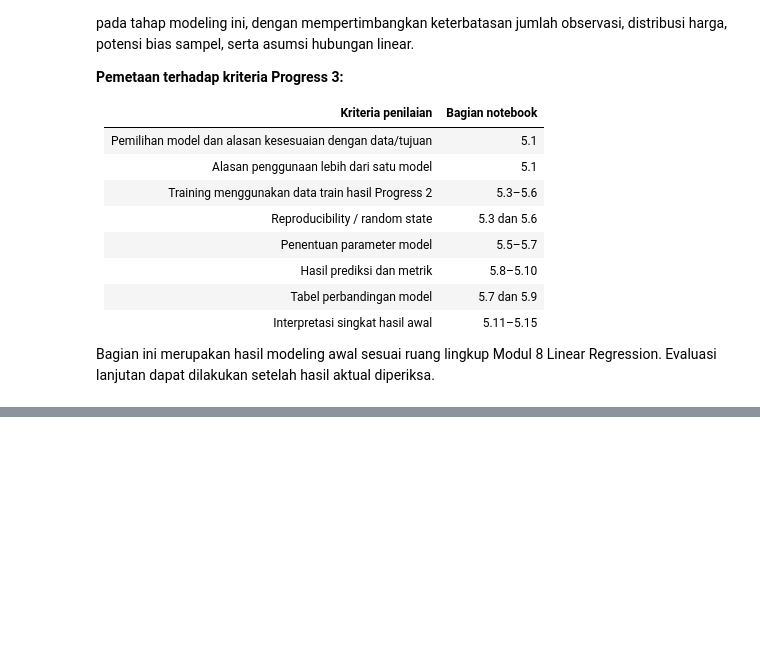
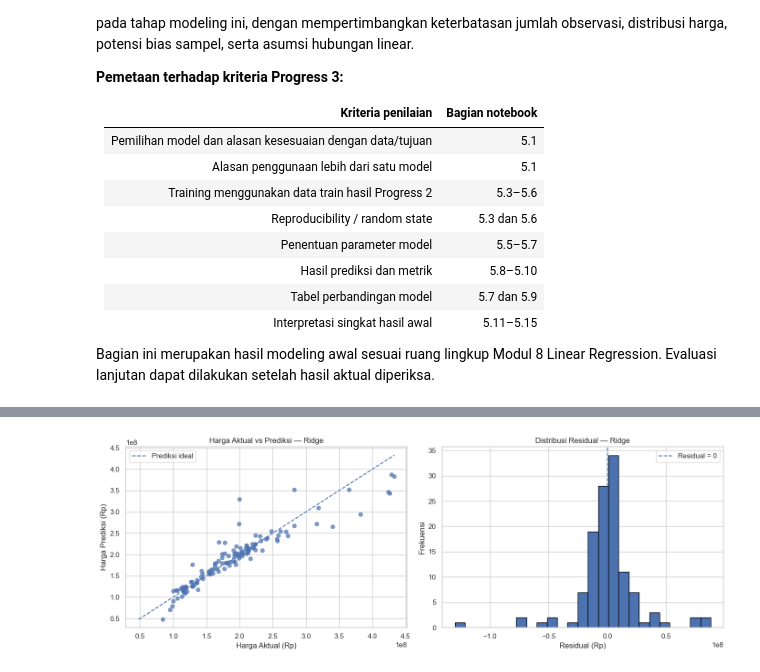
Before and after one commit to TimothyPadang/32_IF-C_bersifatopsional, a Jupyter notebook: Notebook/Prediksi_Harga_Mobil_Bekas_Regresi.ipynb, the cells around one changed output, grey strips where cells are left out. Cells and saved outputs as stored; diff of their text form; code cells hidden in the pictures; blank space fills up the shorter version.

```diff
--- a/Notebook/Prediksi_Harga_Mobil_Bekas_Regresi.ipynb
+++ b/Notebook/Prediksi_Harga_Mobil_Bekas_Regresi.ipynb
@@ -2924,0 +3002,36 @@ Bagian ini merupakan hasil modeling awal sesuai ruang lingkup Modul 8 Linear Reg
+# %%
+selected_model_name = best_model_name
+selected_test_prediction = model_pipelines[selected_model_name].predict(X_test_model)
+selected_test_residual = np.asarray(y_test, dtype=float) - np.asarray(selected_test_prediction, dtype=float)
+
+actual_test_values = np.asarray(y_test, dtype=float)
+prediction_test_values = np.asarray(selected_test_prediction, dtype=float)
+
+plot_min = min(actual_test_values.min(), prediction_test_values.min())
+plot_max = max(actual_test_values.max(), prediction_test_values.max())
+
+fig, axes = plt.subplots(1, 2, figsize=(14, 5))
+
+axes[0].scatter(actual_test_values, prediction_test_values, alpha=0.7)
+axes[0].plot(
+    [plot_min, plot_max],
+    [plot_min, plot_max],
+    linestyle="--",
+    label="Prediksi ideal"
+)
+axes[0].set_title(f"Harga Aktual vs Prediksi — {selected_model_name}")
+axes[0].set_xlabel("Harga Aktual (Rp)")
+axes[0].set_ylabel("Harga Prediksi (Rp)")
+axes[0].legend()
+
+axes[1].hist(selected_test_residual, bins=25, edgecolor="black")
+axes[1].axvline(0, linestyle="--", label="Residual = 0")
+axes[1].set_title(f"Distribusi Residual — {selected_model_name}")
+axes[1].set_xlabel("Residual (Rp)")
+axes[1].set_ylabel("Frekuensi")
+axes[1].legend()
+
+plt.tight_layout()
+plt.show()
+# %% [output]
+[figure, added]
```
Also changed, not shown: parts of 20 cells of this notebook.
